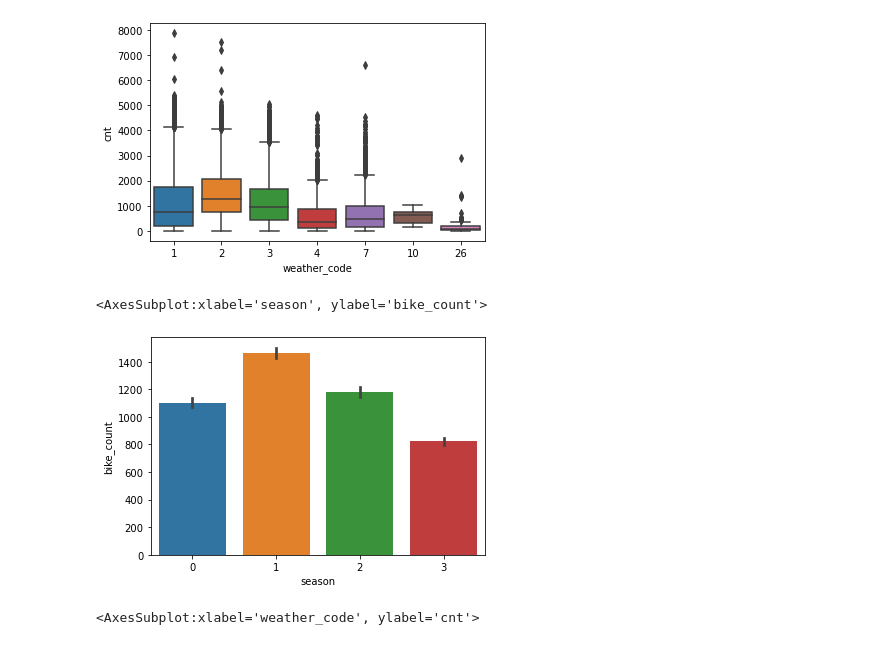
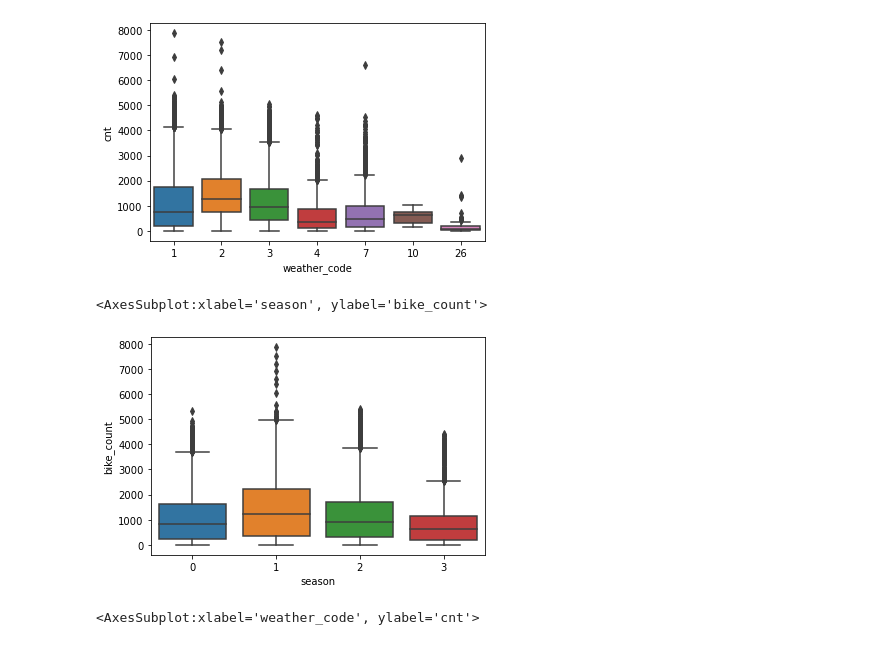
Before and after one commit to Rajusubba/london-bike-shares, a Jupyter notebook: London Bike Share.ipynb, the cells around one changed output. Cells and saved outputs as stored; diff of their text form; code cells hidden in the pictures.

```diff
--- a/London Bike Share.ipynb
+++ b/London Bike Share.ipynb
@@ -120,8 +122,8 @@ sns.boxplot(x = "weather_code", y = "cnt", data = bikeshares_data)
 # %%
-sns.barplot(x = "season", y = "bike_count", data = bsd)
+sns.boxplot(x = "season", y = "bike_count", data = bsd)
 # %% [output]
 <AxesSubplot:xlabel='season', ylabel='bike_count'>
-[figure, old version]
+[figure, new version]
 # %%
 sns.scatterplot(x = "weather_code", y = "cnt", data = bikeshares_data)
 # %% [output]
```
Also changed, not shown: parts of 4 cells of this notebook.
